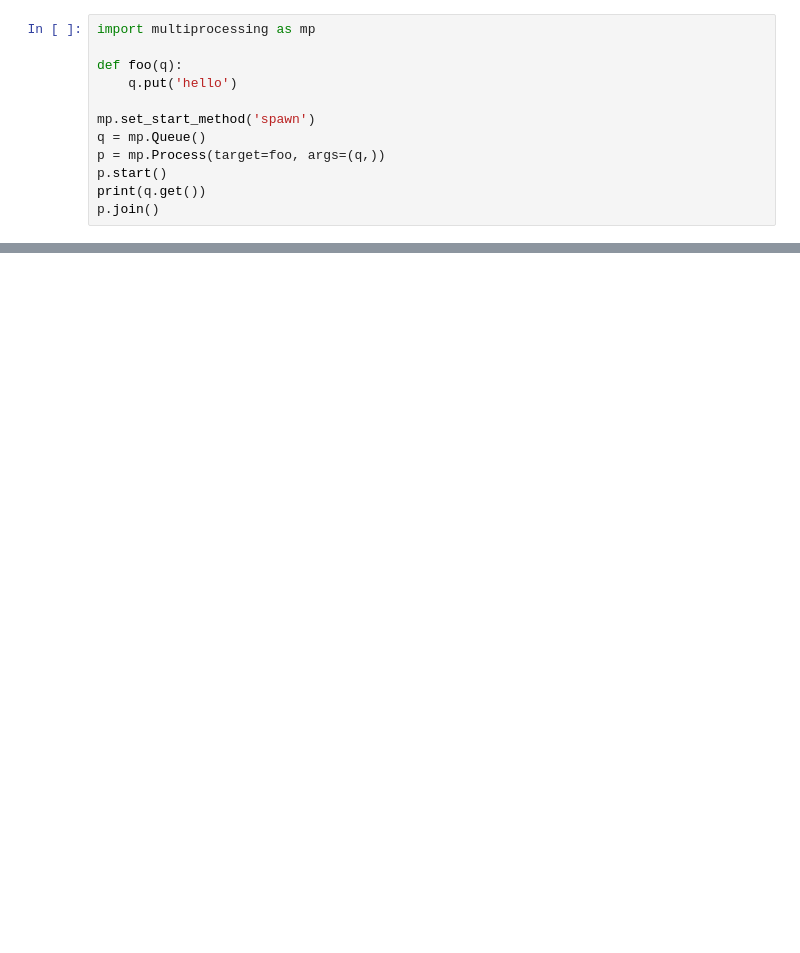
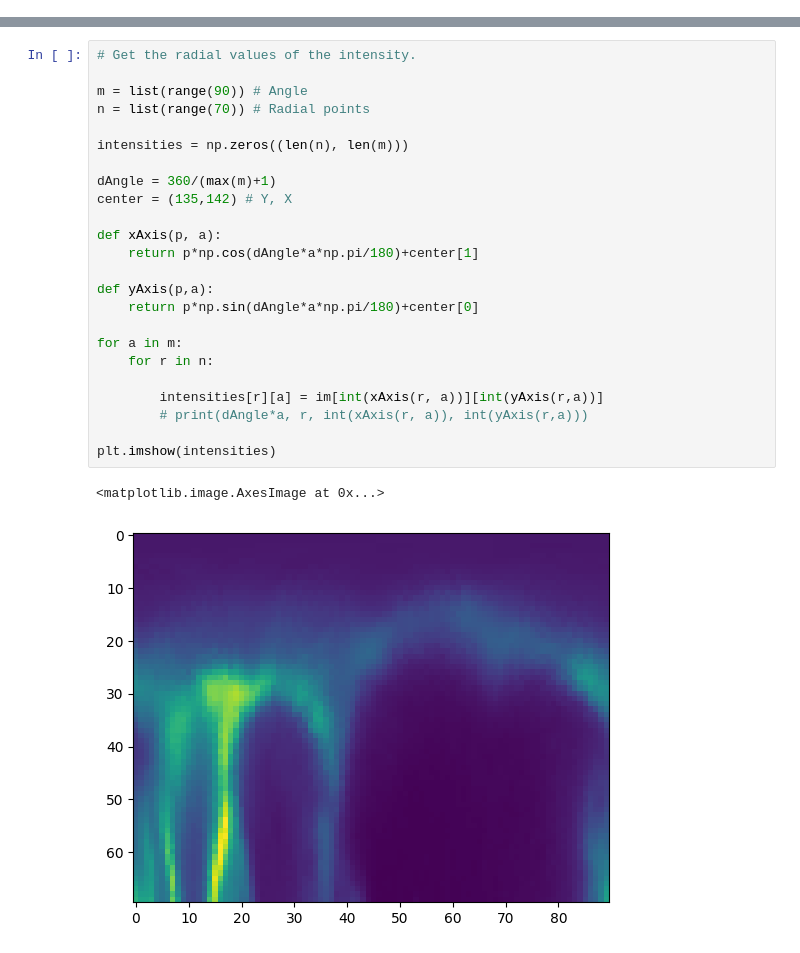
Before and after one commit to P8UXaE/light_sheet_domes, a Jupyter notebook: edgeDetection.ipynb, the cells around one changed output, grey strips where cells are left out. Saved outputs shown, nothing was run; the diff lists cells and outputs as text; blank space fills up the shorter version.

```diff
--- a/edgeDetection.ipynb
+++ b/edgeDetection.ipynb
@@ -284,12 +10,0 @@ imwrite('dot_Cloud_pooling.tif', dots3D)
-# %%
-import multiprocessing as mp
-
-def foo(q):
-    q.put('hello')
-
-mp.set_start_method('spawn')
-q = mp.Queue()
-p = mp.Process(target=foo, args=(q,))
-p.start()
-print(q.get())
-p.join()
@@ -538,0 +46,27 @@ plt.imshow(conv2[:, :, 2])
+# %%
+# Get the radial values of the intensity.
+
+m = list(range(90)) # Angle
+n = list(range(70)) # Radial points
+
+intensities = np.zeros((len(n), len(m)))
+
+dAngle = 360/(max(m)+1)
+center = (135,142) # Y, X
+
+def xAxis(p, a):
+    return p*np.cos(dAngle*a*np.pi/180)+center[1]
+
+def yAxis(p,a):
+    return p*np.sin(dAngle*a*np.pi/180)+center[0]
+
+for a in m:
+    for r in n:
+
+        intensities[r][a] = im[int(xAxis(r, a))][int(yAxis(r,a))]
+        # print(dAngle*a, r, int(xAxis(r, a)), int(yAxis(r,a)))
+
+plt.imshow(intensities)
+# %% [output]
+<matplotlib.image.AxesImage at 0x...>
+[figure, added]
```
Also changed, not shown: parts of 23 cells of this notebook, 9 other files.
